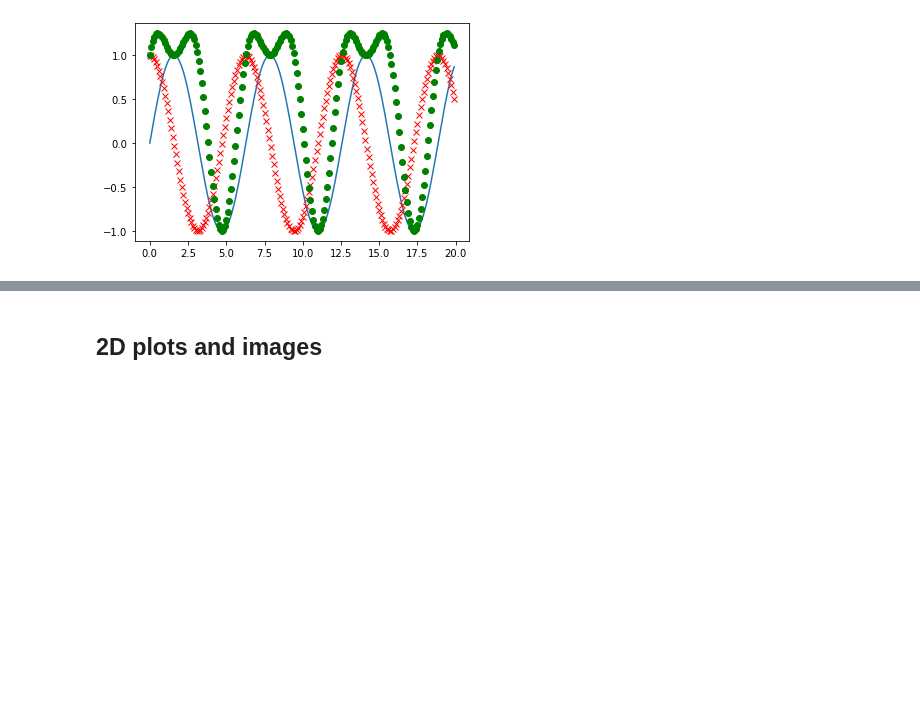
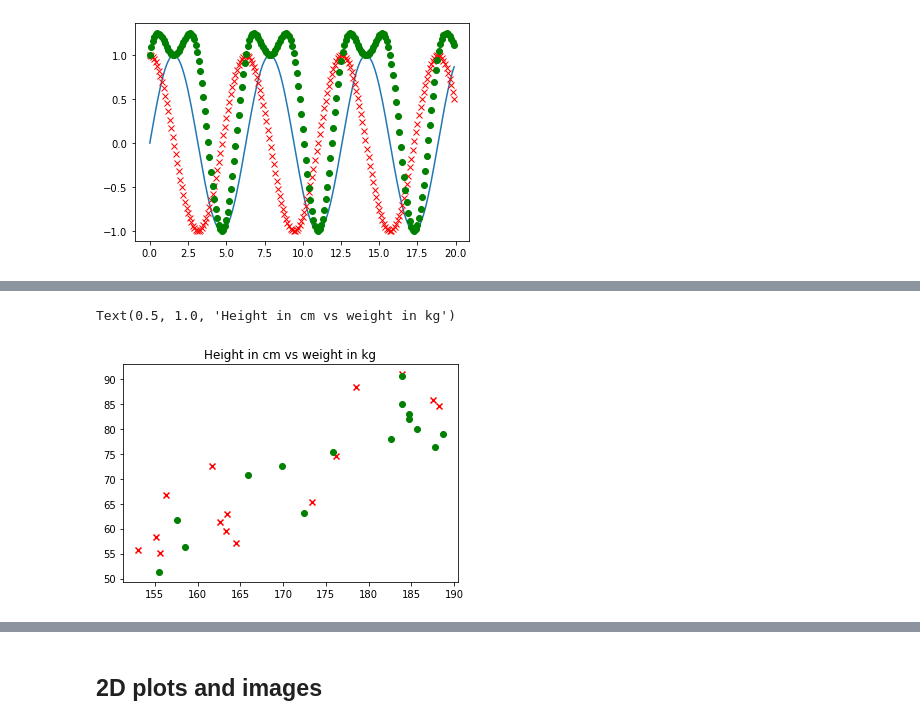
Before and after one commit to informatics-lab/intro_python_data_analysis, a Jupyter notebook: 04_PythonPlotting.ipynb, the cells around one changed output, grey strips where cells are left out. Drawn from its saved outputs; the diff is of its cells as text; code cells hidden in the pictures; blank space fills up the shorter version.

```diff
--- a/04_PythonPlotting.ipynb
+++ b/04_PythonPlotting.ipynb
@@ -51,0 +58,10 @@ matplotlib.pyplot.bar(range(len(x_scatter)), x_scatter)
+# %%
+x_scatter = numpy.random.uniform(size=[30], low=150, high=190)
+bmi_arr = numpy.random.uniform(size=[30], low=21, high=28)
+y_scatter = x_scatter * x_scatter * bmi_arr * 1e-4
+matplotlib.pyplot.scatter(x_scatter[:15],y_scatter[:15],c='r', marker='x')
+matplotlib.pyplot.scatter(x_scatter[15:],y_scatter[15:],c='g', marker='o')
+matplotlib.pyplot.gca().set_title('Height in cm vs weight in kg')
+# %% [output]
+Text(0.5, 1.0, 'Height in cm vs weight in kg')
+[figure, added]
```
Also changed, not shown: parts of 16 cells of this notebook, 5 other files.
